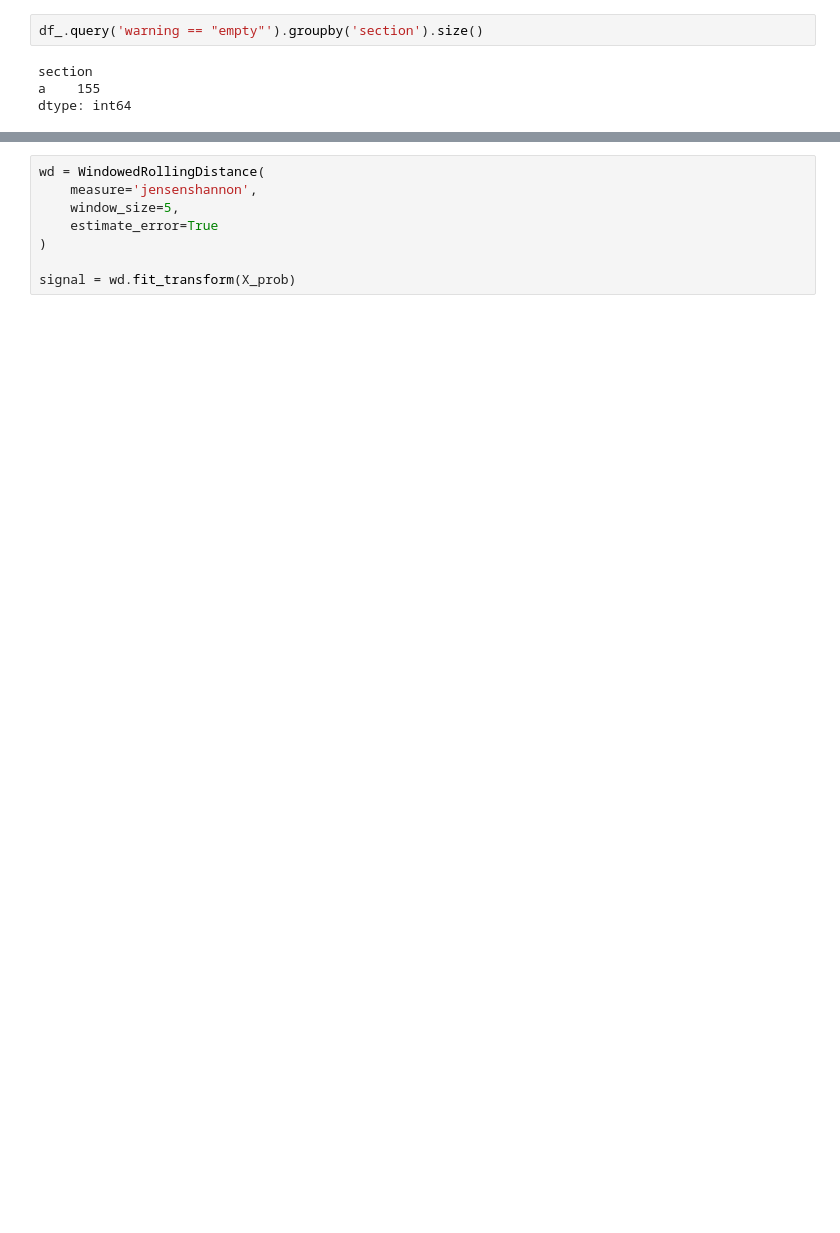
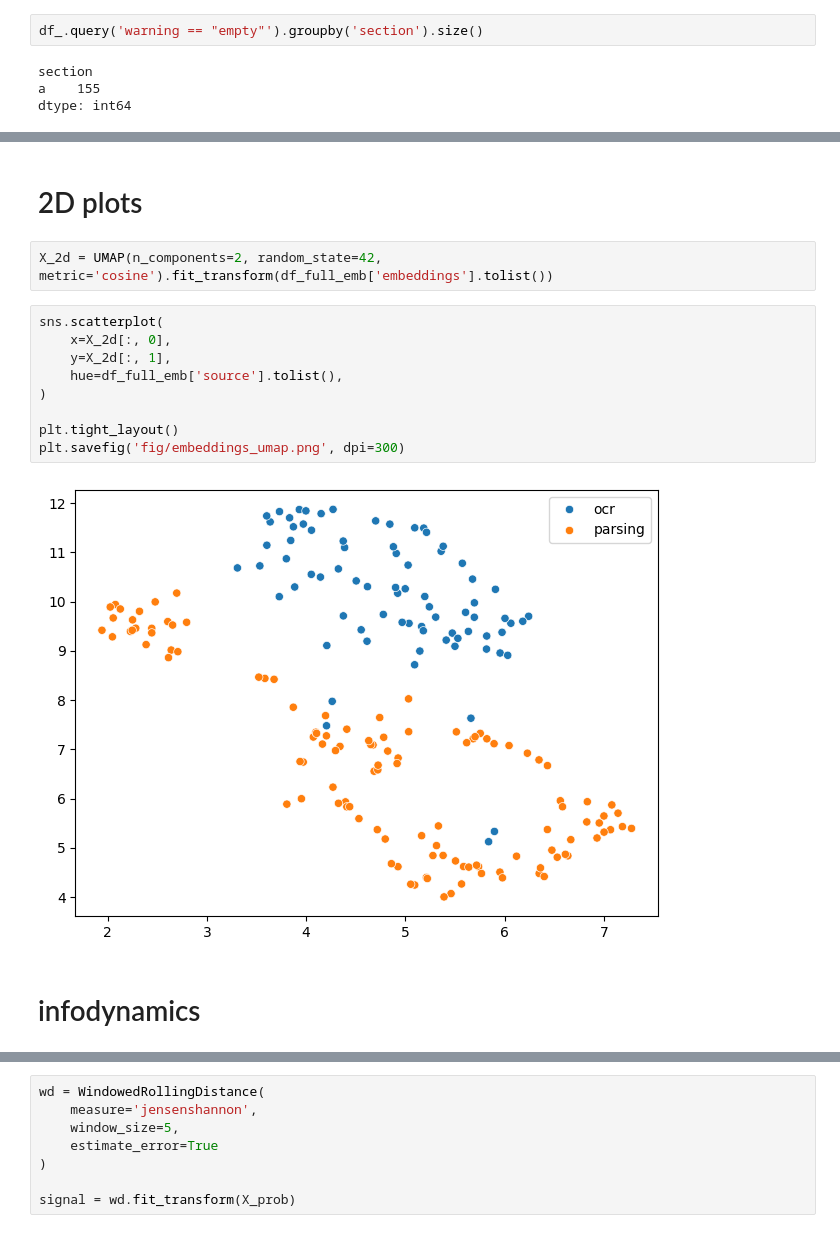
Before and after one commit to centre-for-humanities-computing/friths, a Jupyter notebook: notebooks/experiment_infodynamics.ipynb, the cells around one changed output, grey strips where cells are left out. Cells and saved outputs as stored; diff of their text form; blank space fills up the shorter version.

```diff
--- a/notebooks/experiment_infodynamics.ipynb
+++ b/notebooks/experiment_infodynamics.ipynb
@@ -81,3 +181,20 @@ df_full_emb
+# %% [markdown]
+# 2D plots
+# %%
+X_2d = UMAP(n_components=2, random_state=42, metric='cosine').fit_transform(df_full_emb['embeddings'].tolist())
+# %%
+sns.scatterplot(
+    x=X_2d[:, 0],
+    y=X_2d[:, 1],
+    hue=df_full_emb['source'].tolist(),
+)
+
+plt.tight_layout()
+plt.savefig('fig/embeddings_umap.png', dpi=300)
+# %% [output]
+[figure, added]
+# %% [markdown]
+# infodynamics
 # %%
 X = df_full_emb['embeddings'].tolist()
 X = np.array(X)
```
Also changed, not shown: parts of 28 cells of this notebook, 1 other file.
